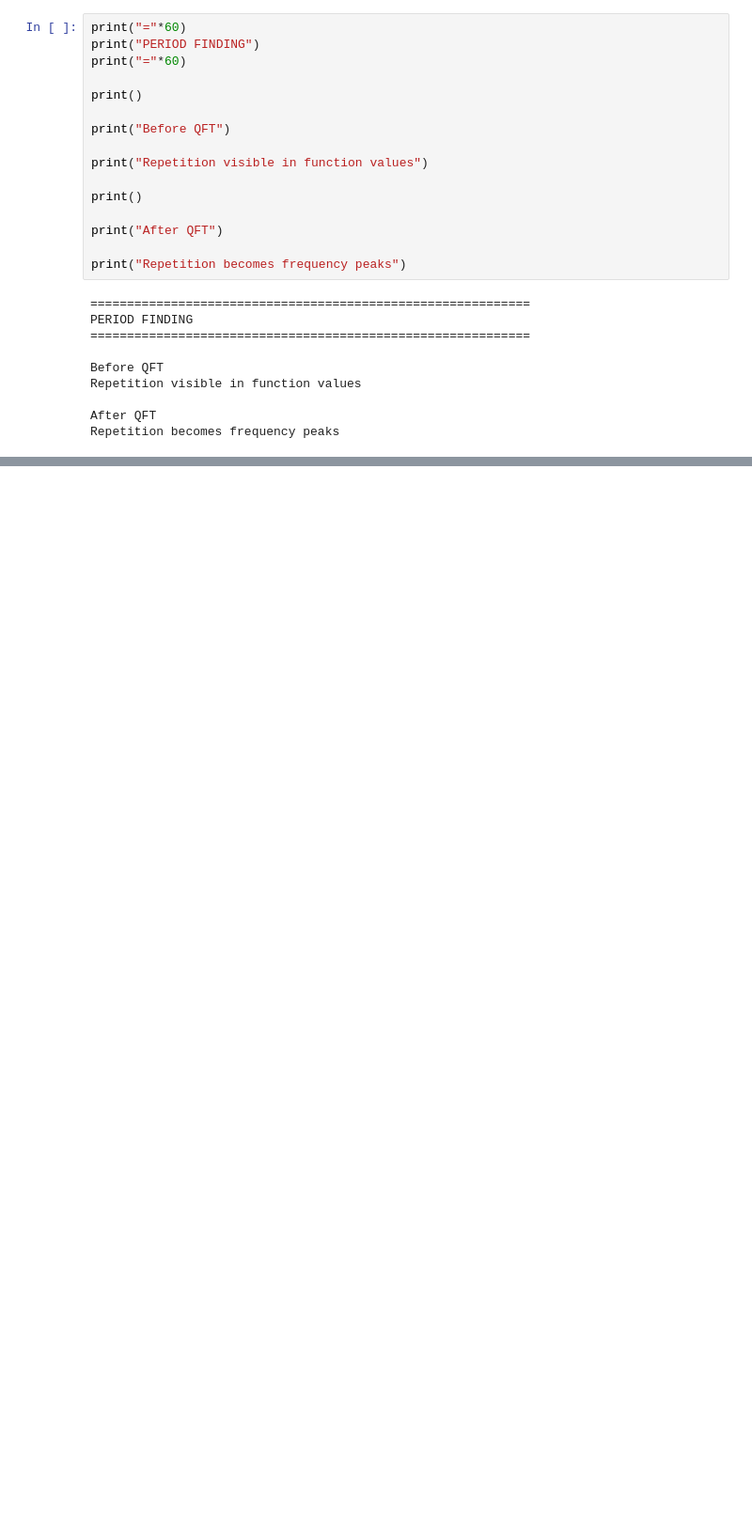
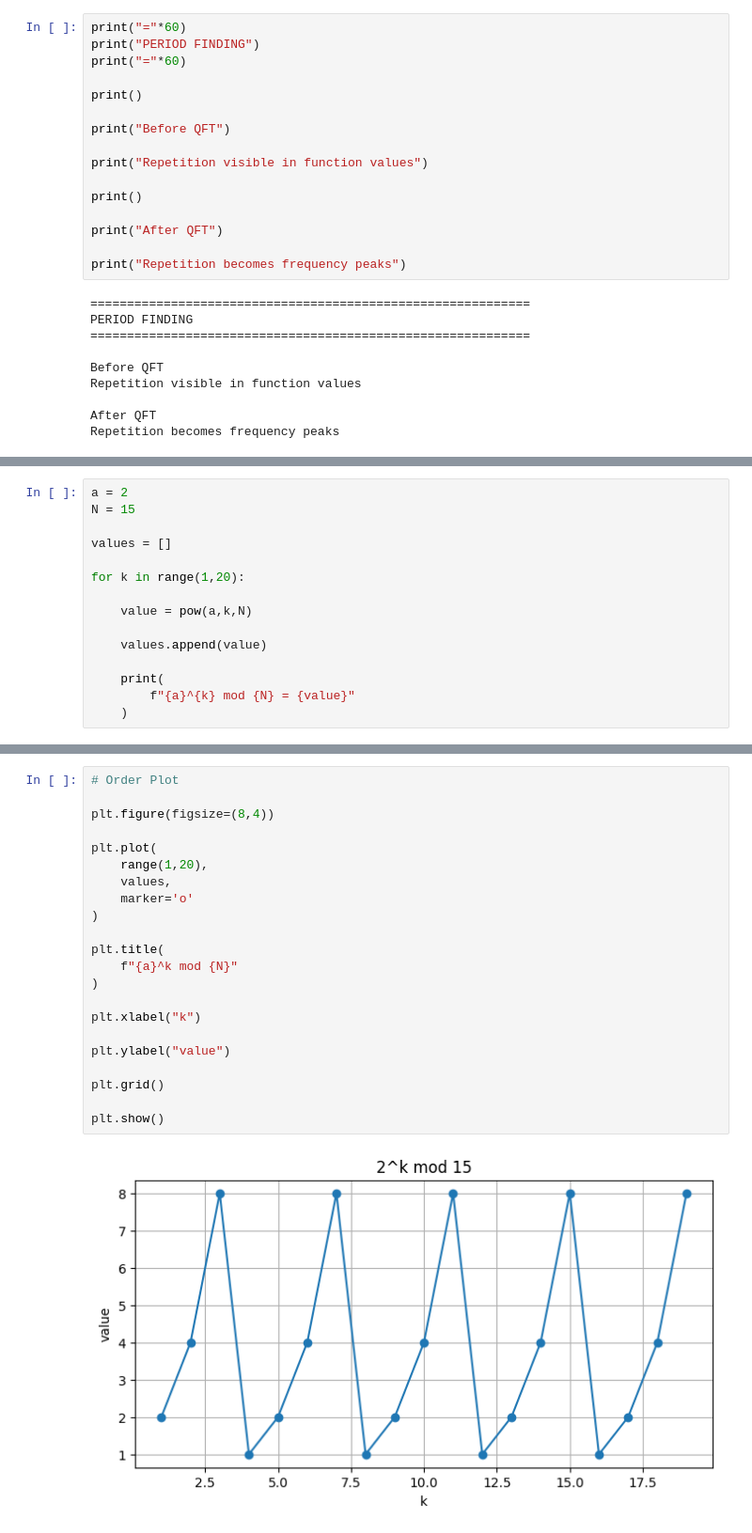
Before and after one commit to saad5353/Quantum-Computing, a Jupyter notebook: Quantum_Computing_9.ipynb, the cells around one changed output, grey strips where cells are left out. Shown at 94% size. Saved outputs shown, nothing was run; the diff lists cells and outputs as text; blank space fills up the shorter version.

```diff
--- a/Quantum_Computing_9.ipynb
+++ b/Quantum_Computing_9.ipynb
@@ -251,0 +254,15 @@ Repetition becomes frequency peaks
+# %%
+a = 2
+N = 15
+
+values = []
+
+for k in range(1,20):
+
+    value = pow(a,k,N)
+
+    values.append(value)
+
+    print(
+        f"{a}^{k} mod {N} = {value}"
+    )
@@ -251,0 +289,24 @@ Repetition becomes frequency peaks
+# %%
+# Order Plot
+
+plt.figure(figsize=(8,4))
+
+plt.plot(
+    range(1,20),
+    values,
+    marker='o'
+)
+
+plt.title(
+    f"{a}^k mod {N}"
+)
+
+plt.xlabel("k")
+
+plt.ylabel("value")
+
+plt.grid()
+
+plt.show()
+# %% [output]
+[figure, added]
```
Also changed, not shown: parts of 7 cells of this notebook.
